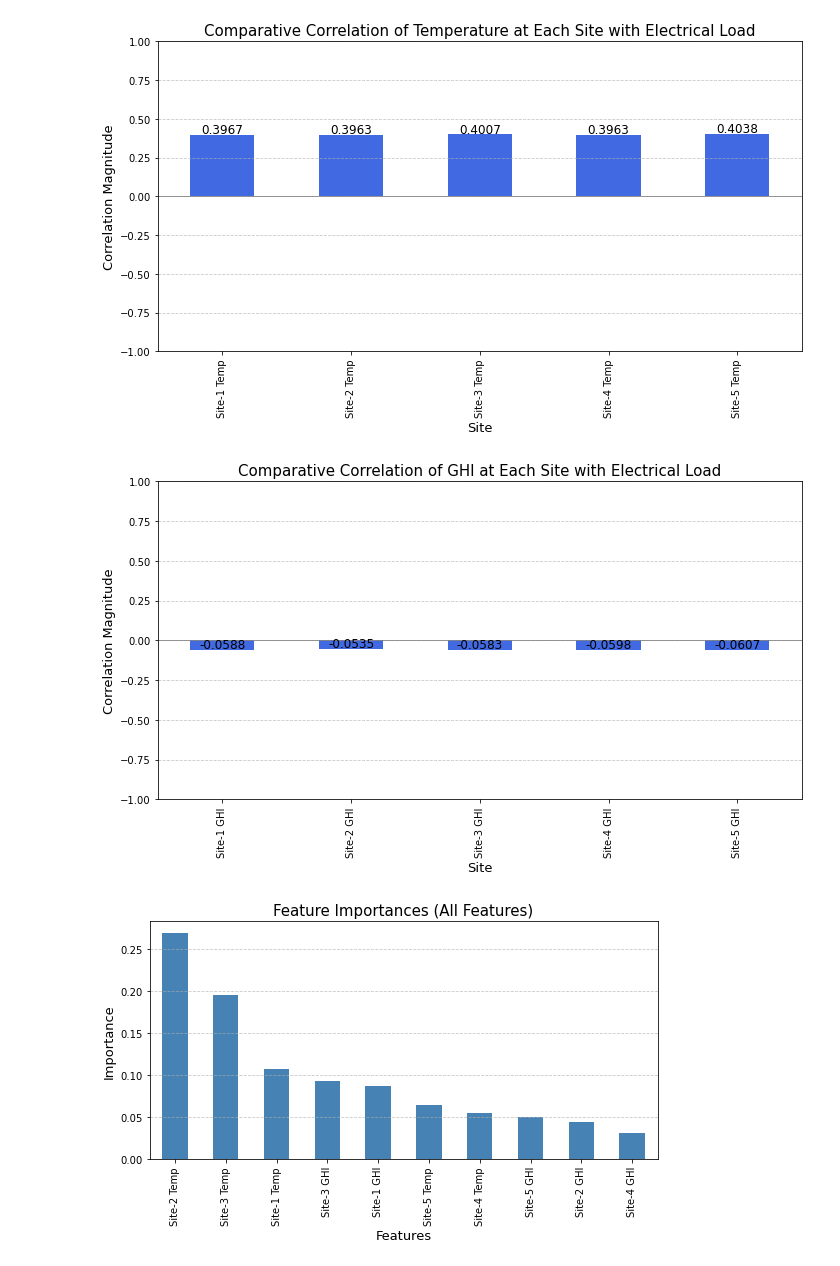
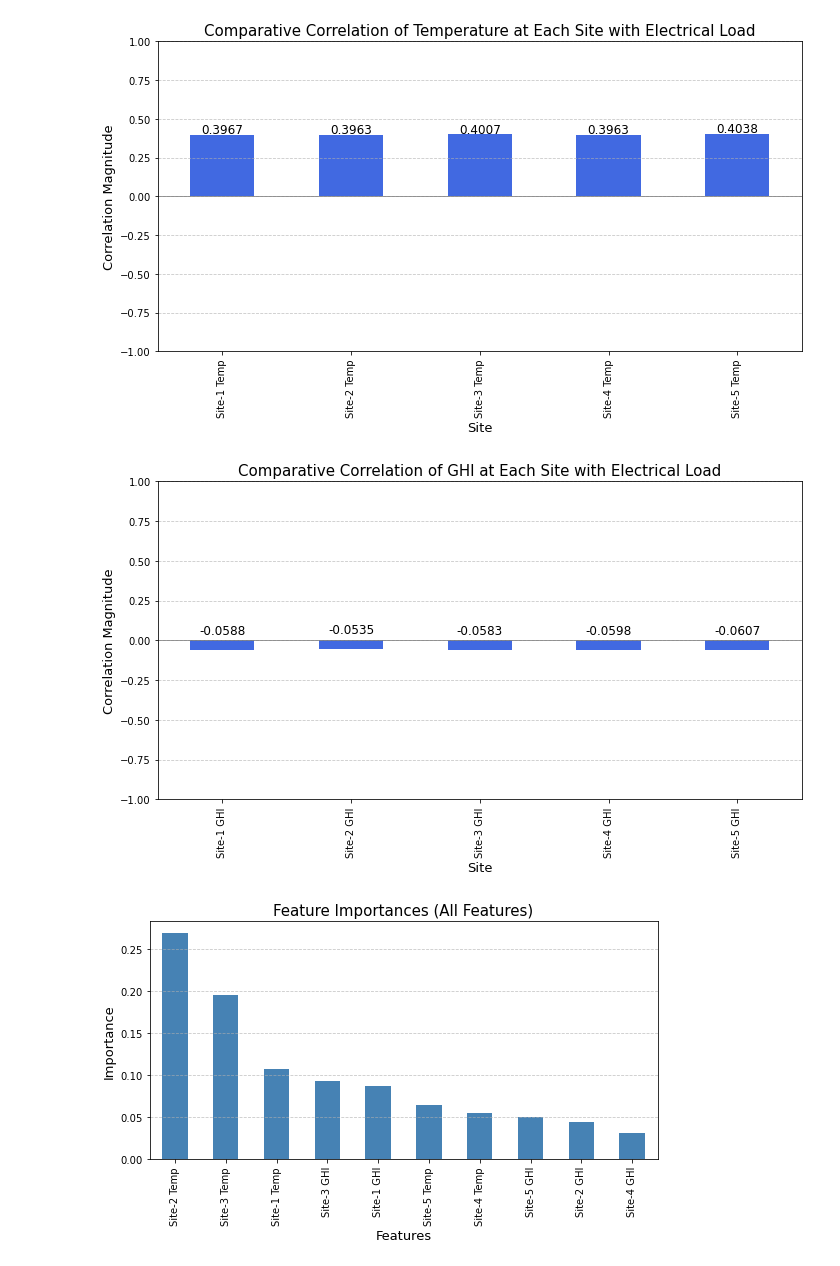
Before and after one commit to vohuynhquangnguyen/2025-PGE-Energy-Analytics, a Jupyter notebook: site_correlation.ipynb, the cells around one changed output. Cells and saved outputs as stored; diff of their text form; code cells hidden in the pictures.

```diff
--- a/site_correlation.ipynb
+++ b/site_correlation.ipynb
@@ -52,21 +53,28 @@ plt.show()
 # %%
 plt.figure(figsize=(10, 6))
 correlation_series2.plot(kind='bar', color='royalblue')
 
 # Graph Details
 plt.title('Comparative Correlation of GHI at Each Site with Electrical Load', fontsize=15)
 plt.xlabel('Site', fontsize=13)
 plt.ylabel('Correlation Magnitude', fontsize=13)
 plt.ylim(-1, 1)
 plt.grid(axis='y', linestyle='--', alpha=0.7)
 plt.axhline(0, color='gray', linewidth=0.8)
 for index, value in enumerate(correlation_series2):
-    plt.text(index, value + 0.01, f'{value:.4f}', ha='center', fontsize=12)
+    plt.text(index, value + 0.1, f'{value:.4f}', ha='center', fontsize=12)
 
 plt.tight_layout()
+output_dir = "./figures"
+if not os.path.exists(output_dir):
+    os.makedirs(output_dir)
+
+output_filename = os.path.join(output_dir, f"correlation_GHI_loadsite-5.pdf")
+plt.savefig(output_filename, format='pdf')
+
 plt.show()
 # %% [output]
-[figure, old version]
+[figure, new version]
 # %%
 from sklearn.ensemble import RandomForestRegressor
 from sklearn.model_selection import train_test_split
```
Also changed, not shown: parts of 1 cell of this notebook, 1 other file.
